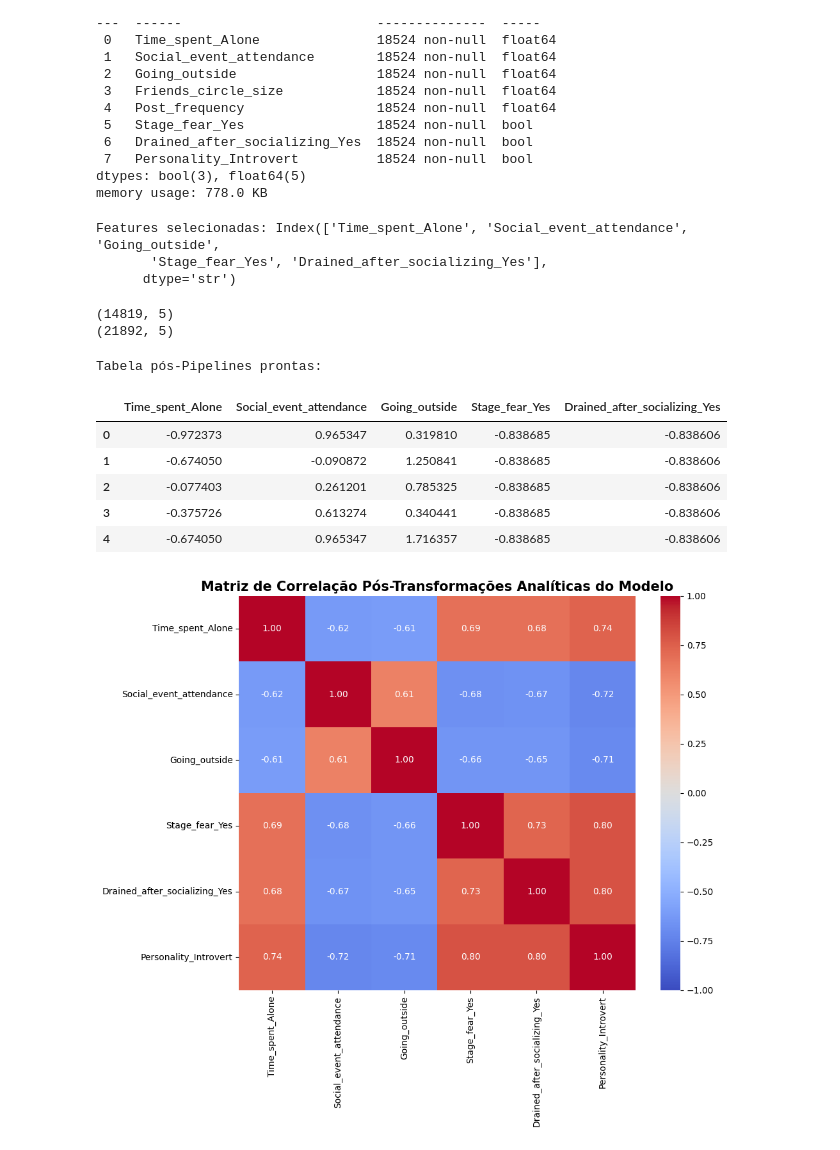
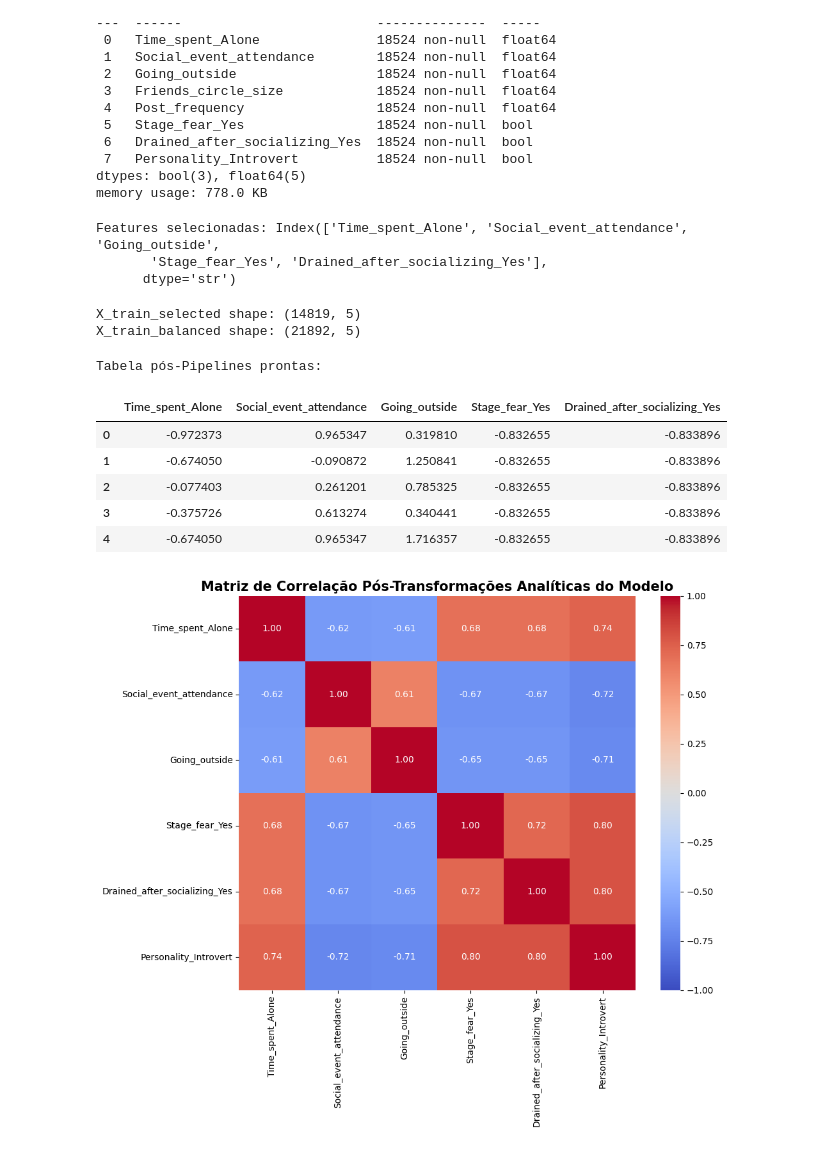
Before and after one commit to MagaseAiko/DataPreparation, a Jupyter notebook: Introvert vs. Extrovert/data_preparation_pipeline_Int_Ext.ipynb, the cells around one changed output. Saved outputs shown, nothing was run; the diff lists cells and outputs as text; code cells hidden in the pictures.

```diff
--- a/Introvert vs. Extrovert/data_preparation_pipeline_Int_Ext.ipynb
+++ b/Introvert vs. Extrovert/data_preparation_pipeline_Int_Ext.ipynb
@@ -172,58 +172,62 @@ memory usage: 778.0 KB
 X = df.drop(columns=['Personality_Introvert'])
 y = df['Personality_Introvert']
 # %%
-# Aplicação do SelectKBest para seleção de features
-selector = SelectKBest(score_func=f_classif, k=5)
-X_new = selector.fit_transform(X, y)
-
-selected_features = X.columns[selector.get_support()]
-print('Features selecionadas:', selected_features)
+# Divisão entre treino e teste antes da seleção de features para evitar Data Leakage
+X_train, X_test, y_train, y_test = train_test_split(
+    X, y, test_size=0.2, random_state=42
+)
-# %% [output]
-Features selecionadas: Index(['Time_spent_Alone', 'Social_event_attendance', 'Going_outside',
-       'Stage_fear_Yes', 'Drained_after_socializing_Yes'],
-      dtype='str')
 # %%
-# Divisão entre treino e teste
-X_train, X_test, y_train, y_test = train_test_split(
-    X[selected_features], y, test_size=0.2, random_state=42
-)
+# Aplicação do SelectKBest apenas no conjunto de treino
+selector = SelectKBest(score_func=f_classif, k=5)
+X_train_selected = selector.fit_transform(X_train, y_train)
+X_test_selected = selector.transform(X_test)
+
+selected_features = X.columns[selector.get_support()]
+print('Features selecionadas:', selected_features)
+# %% [output]
+Features selecionadas: Index(['Time_spent_Alone', 'Social_event_attendance', 'Going_outside',
+       'Stage_fear_Yes', 'Drained_after_socializing_Yes'],
+      dtype='str')
 # %%
-# Aplicação do SMOTE para balanceamento de classes
+# Aplicação do SMOTE para balanceamento de classes apenas nas features selecionadas do conjunto de treino
 smote = SMOTE(random_state=42)
 
-X_train_balanced, y_train_balanced = smote.fit_resample(X_train, y_train)
+X_train_balanced, y_train_balanced = smote.fit_resample(X_train_selected, y_train)
 
-print(X_train.shape)
-print(X_train_balanced.shape)
+print('X_train_selected shape:', X_train_selected.shape)
+print('X_train_balanced shape:', X_train_balanced.shape)
 # %% [output]
-(14819, 5)
-(21892, 5)
+X_train_selected shape: (14819, 5)
+X_train_balanced shape: (21892, 5)
 # %%
+# Preparação das tabelas para os Pipelines
 num_features = selected_features
 
 num_pipeline = Pipeline([
     ('scaler', StandardScaler())
 ])
 
 preprocessor = ColumnTransformer(
     transformers=[
         ('num', num_pipeline, num_features)
     ])
 
-X_train_processed = preprocessor.fit_transform(X_train_balanced)
+X_train_balanced_df = pd.DataFrame(X_train_balanced, columns=selected_features)
+X_test_selected_df = pd.DataFrame(X_test_selected, columns=selected_features)
 
-X_test_processed = preprocessor.transform(X_test)
+X_train_processed = preprocessor.fit_transform(X_train_balanced_df)
+X_test_processed = preprocessor.transform(X_test_selected_df)
 
-X_train_processed_df = pd.DataFrame(X_train_processed, columns=num_features, index=X_train_balanced.index)
+X_train_processed_df = pd.DataFrame(X_train_processed, columns=num_features, index=range(X_train_balanced_df.shape[0]))
 
 print("Tabela pós-Pipelines prontas:")
 X_train_processed_df.head()
 # %% [output]
 Tabela pós-Pipelines prontas:
 |  | Time_spent_Alone | Social_event_attendance | Going_outside | Stage_fear_Yes | Drained_after_socializing_Yes |
-| 0 | -0.972373 | 0.965347 | 0.319810 | -0.838685 | -0.838606 |
-| 1 | -0.674050 | -0.090872 | 1.250841 | -0.838685 | -0.838606 |
-| 2 | -0.077403 | 0.261201 | 0.785325 | -0.838685 | -0.838606 |
-| 3 | -0.375726 | 0.613274 | 0.340441 | -0.838685 | -0.838606 |
-| 4 | -0.674050 | 0.965347 | 1.716357 | -0.838685 | -0.838606 |
+| 0 | -0.972373 | 0.965347 | 0.319810 | -0.832655 | -0.833896 |
+| 1 | -0.674050 | -0.090872 | 1.250841 | -0.832655 | -0.833896 |
+| 2 | -0.077403 | 0.261201 | 0.785325 | -0.832655 | -0.833896 |
+| 3 | -0.375726 | 0.613274 | 0.340441 | -0.832655 | -0.833896 |
+| 4 | -0.674050 | 0.965347 | 1.716357 | -0.832655 | -0.833896 |
 # %%
```
Also changed, not shown: parts of 2 cells of this notebook.
